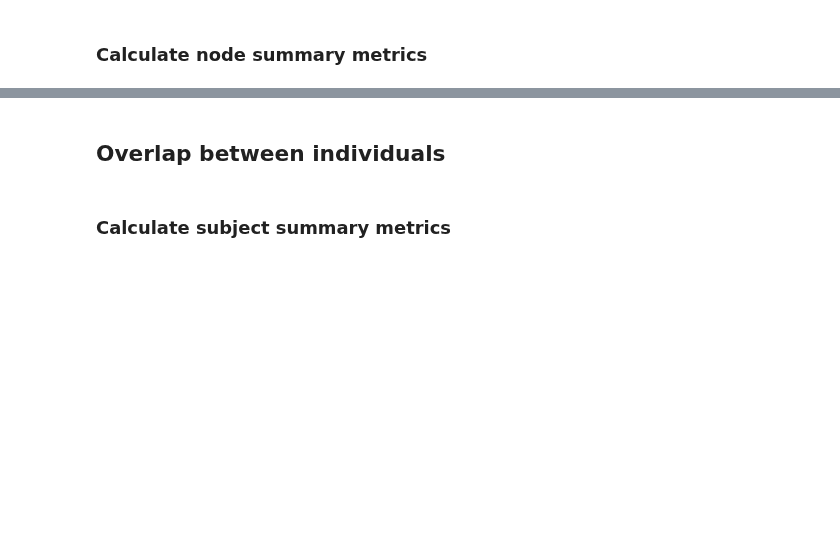
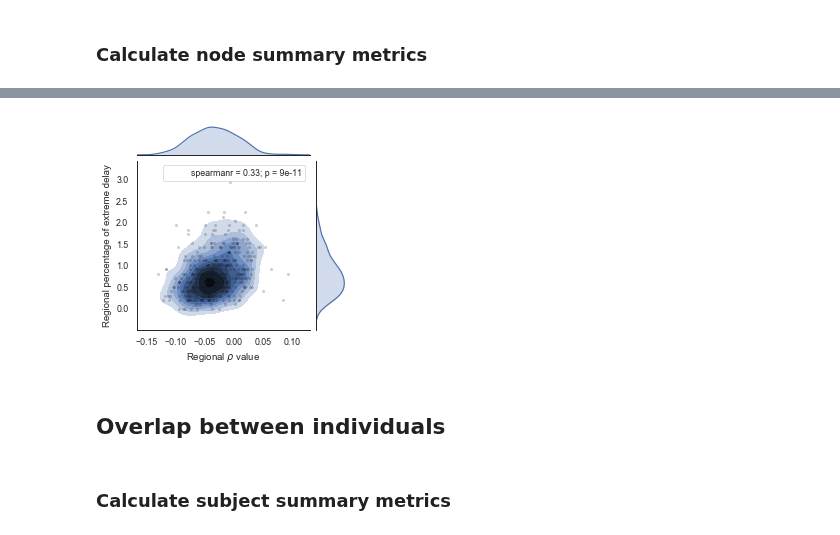
Before and after one commit to lindenmp/normative_neurodev_cs_t1, a Jupyter notebook: code/results_s3.ipynb, the cells around one changed output, grey strips where cells are left out. Drawn from its saved outputs; the diff is of its cells as text; code cells hidden in the pictures; blank space fills up the shorter version.

```diff
--- a/code/results_s3.ipynb
+++ b/code/results_s3.ipynb
@@ -47,10 +49,18 @@ df_node.set_index(['bblid', 'scanid'], inplace = True)
 # %% [markdown]
 ## Age effects
+# %%
+# regress out sex
+df_nuis = df_train.loc[:,'sex_adj']
+df_nuis = sm.add_constant(df_nuis)
+
+cols = df_node_train.columns
+mdl = sm.OLS(df_node_train.loc[:,cols].astype(float), df_nuis.astype(float)).fit()
+y_pred = mdl.predict(df_nuis)
+y_pred.columns = cols
+df_node_train.loc[:,cols] = df_node_train.loc[:,cols] - y_pred
 # %%
 # age effect on training set
 df_age_effect = run_corr(df_train[primary_covariate], df_node_train, typ = 'spearmanr'); df_age_effect['p_fdr'] = get_fdr_p(df_age_effect['p'])
-if parc_str == 'lausanne':
-    df_age_effect.drop(my_list, axis = 0, inplace = True)
 age_alpha = 0.05
 age_filter = df_age_effect['p_fdr'].values < age_alpha
 # %%
@@ -107,0 +97,10 @@ df_z.loc[:,nm_is_pos] = df_z.loc[:,nm_is_pos] * -1
+# %%
+# boolean that designates which regions carry with positive predicted change.
+nm_is_pos = df_age_effect['coef'] > 0
+print('Percentage of regions flipp by metric')
+for metric in metrics:
+    print(metric + ': ' + str(nm_is_pos.filter(regex = metric).sum() / num_parcels * 100))
+
+# flipping the z-stats in these regions has the effect of standardising their interpration across the brain to be inline
+# with the negative predicted change statement above
+df_z.loc[:,nm_is_pos] = df_z.loc[:,nm_is_pos] * -1
@@ -261,3 +213,19 @@ f.savefig('epd-vs-end_ttest.svg', dpi = 300, bbox_inches = 'tight', pad_inches =
+# %%
+pheno = 'Fear'
+metric = 'ct'
+pheno_data = df_pheno_z.loc[pheno].loc[region_filter,'coef'].filter(regex = metric)
+roi_data = node_z_perc_p[region_filter].filter(regex = metric)
+
+f = sns.jointplot(x = pheno_data, y = roi_data, kind="kde")
+f.fig.set_figwidth(3.25)
+f.fig.set_figheight(3.25)
+f.set_axis_labels('Regional $\\rho$ value', 'Regional percentage of extreme delay')
+f.annotate(sp.stats.spearmanr)
+f.plot_joint(plt.scatter, c = "k", s = 3, linewidth = 2, marker = ".", alpha = 0.25)
+f.ax_joint.collections[0].set_alpha(0)
+f.savefig('corr_spatial_' + pheno + '_' + metric + '_z.svg', dpi = 300, bbox_inches = 'tight', pad_inches = 0)
+# %% [output]
+[figure, added]
 # %% [markdown]
 ## Overlap between individuals
 # %% [markdown]
```
Also changed, not shown: parts of 35 cells of this notebook, 1 other file.
